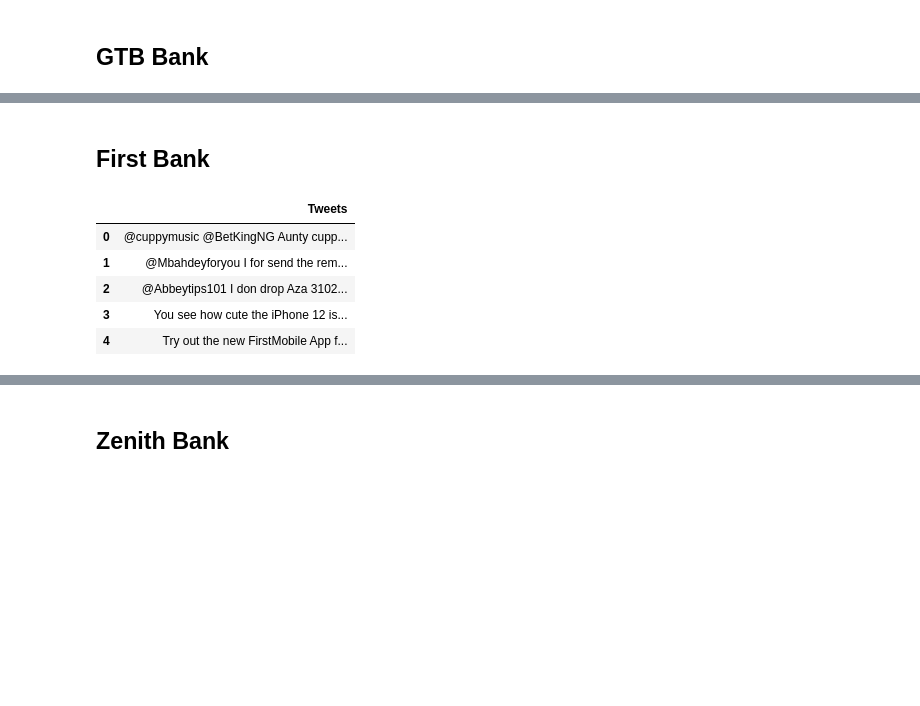
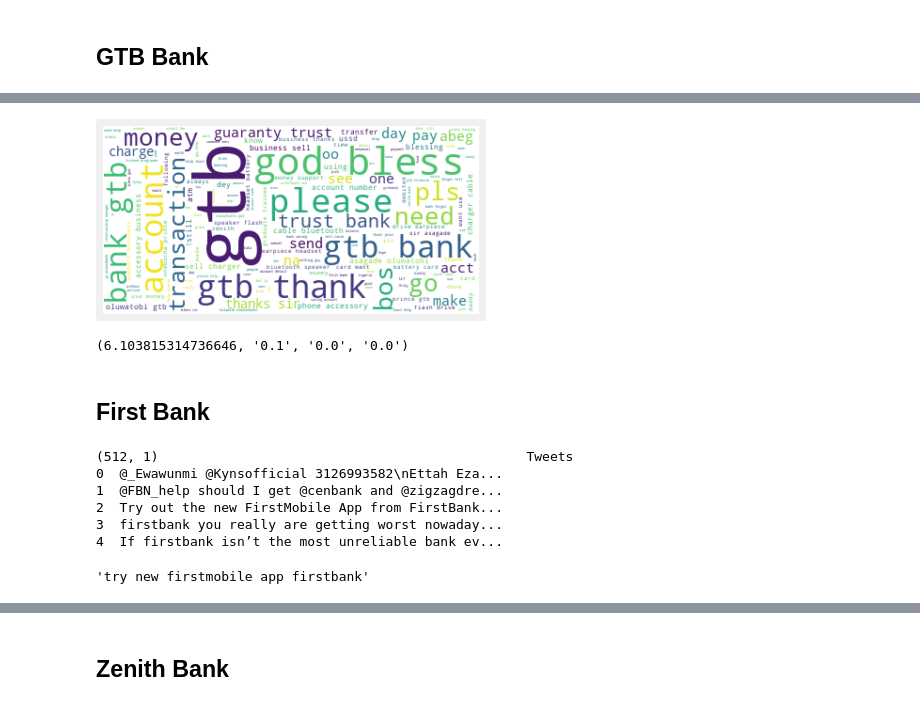
Before and after one commit to toyinolape/Sentiment_analysis, a Jupyter notebook: Bank_Sent_Analysis.ipynb, the cells around one changed output, grey strips where cells are left out. Cells and saved outputs as stored; diff of their text form; code cells hidden in the pictures; blank space fills up the shorter version.

```diff
--- a/Bank_Sent_Analysis.ipynb
+++ b/Bank_Sent_Analysis.ipynb
@@ -334,0 +273,2 @@ IndexError: list index out of range
+# %%
+gtb_corpus = clean_tweets(gtb_list)
@@ -334,0 +300,9 @@ IndexError: list index out of range
+# %%
+textcloud(gtb_corpus)
+# %% [output]
+[figure, added]
+# %%
+gtb_sent = get_sentiment(gtb_corpus)
+gtb_sent
+# %% [output]
+(6.103815314736646, '0.1', '0.0', '0.0')
@@ -335,15 +313,2 @@ IndexError: list index out of range
 # %% [markdown]
 ## First Bank
-# %%
-fb_list = parse_tweet("firstbank")
-
-df_fb = pd.DataFrame(fb_list, columns=['Tweets'])
-df_fb.drop_duplicates(inplace = True)
-df_fb.head()
-# %% [output]
-|  | Tweets |
-| 0 | @cuppymusic @BetKingNG Aunty cupp... |
-| 1 | @Mbahdeyforyou I for send the rem... |
-| 2 | @Abbeytips101 I don drop Aza 3102... |
-| 3 | You see how cute the iPhone 12 is... |
-| 4 | Try out the new FirstMobile App f... |
@@ -352,0 +315,15 @@ corpus_fb[300]
+# %%
+#Parse twitter for Kuda bank tweets
+fb_list = parse_tweet("firstbank")
+# %% [output]
+(512, 1)                                               Tweets
+0  @_Ewawunmi @Kynsofficial 3126993582\nEttah Eza...
+1  @FBN_help should I get @cenbank and @zigzagdre...
+2  Try out the new FirstMobile App from FirstBank...
+3  firstbank you really are getting worst nowaday...
+4  If firstbank isn’t the most unreliable bank ev...
+# %%
+fb_corpus = clean_tweets(fb_list)
+fb_corpus[2]
+# %% [output]
+'try new firstmobile app firstbank'
```
Also changed, not shown: parts of 74 cells of this notebook, 12 other files.
